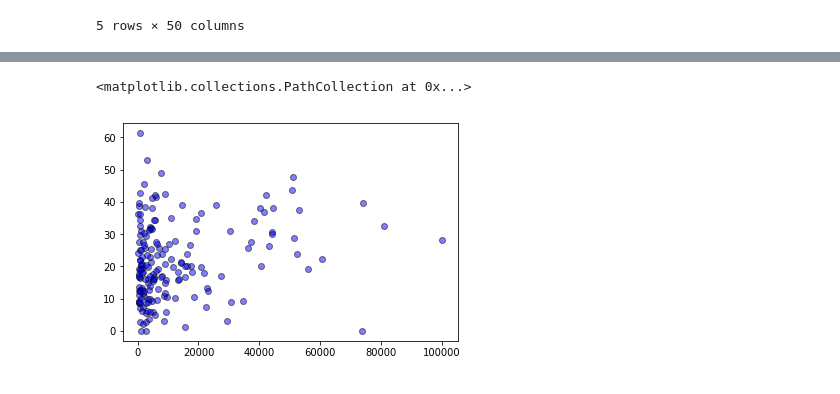
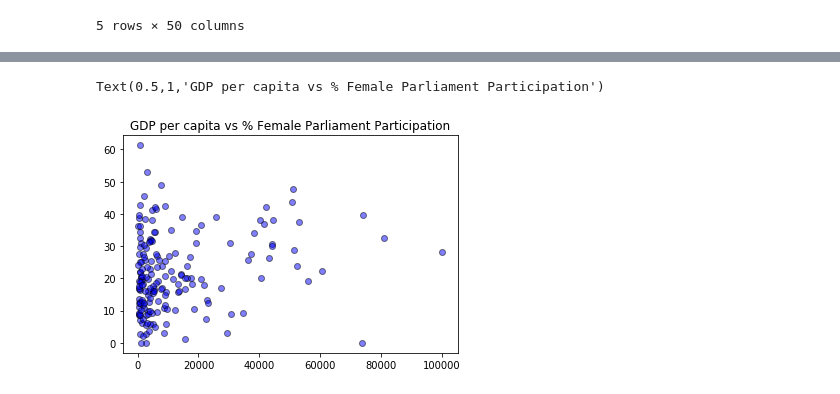
Before and after one commit to Data-Analytics-Project-Group/Visualizing-World-Economic-Trends, a Jupyter notebook: Visualizing World Economic Trends.ipynb, the cells around one changed output, grey strips where cells are left out. Drawn from its saved outputs; the diff is of its cells as text; code cells hidden in the pictures.

```diff
--- a/Visualizing World Economic Trends.ipynb
+++ b/Visualizing World Economic Trends.ipynb
@@ -34,7 +36,7 @@ country_data.head()
 # Pop. using improved sanitation facilities (urban/rural, %)
 # Energy production, primary (Petajoules)
 # %%
-gender_df = pd.DataFrame(country_data.loc[:,["country", "GDP: Gross domestic product (million current US$)", "GDP per capita (current US$)", 'Seats held by women in national parliaments %', 'Labour force participation (female/male pop. %)']])
+gender_df = pd.DataFrame(country_data.loc[:,["country", "Region", "GDP: Gross domestic product (million current US$)", "GDP per capita (current US$)", 'Seats held by women in national parliaments %', 'Labour force participation (female/male pop. %)']])
 gender_df = gender_df.set_index("Labour force participation (female/male pop. %)")
 gender_df = gender_df.rename(columns={"country": "Country"})
 
@@ -96,5 +98,13 @@ female_part = [float(value[1]) for value in new_gender_list]
 gender_df.drop(["Labour force participation (female/male pop. %)"], axis = 1, inplace = True)
 gender_df["Male Labour Force Participation %"] = male_part
 gender_df["Female Labour Force Participation %"] = female_part
-gender_df.head(100)
+gender_df = gender_df[["Region",
+                       "GDP: Gross domestic product (million current US$)",
+                       "GDP per capita (current US$)",
+                       "Seats held by women in national parliaments %",
+                       "Male Labour Force Participation %",
+                       "Female Labour Force Participation %"]]
+
+
+gender_df.head()
 # %% [output]
@@ -120,9 +118,10 @@ gender_df.head(100)
 # %%
 plt.scatter(gender_df["GDP per capita (current US$)"],
             gender_df["Seats held by women in national parliaments %"],
             marker = "o", color = "blue",
             edgecolor = "black",
             alpha = 0.5)
+plt.title("GDP per capita vs % Female Parliament Participation")
 # %% [output]
-<matplotlib.collections.PathCollection at 0x...>
+Text(0.5,1,'GDP per capita vs % Female Parliament Participation')
-[figure, old version]
+[figure, new version]
```
Also changed, not shown: parts of 4 cells of this notebook.
